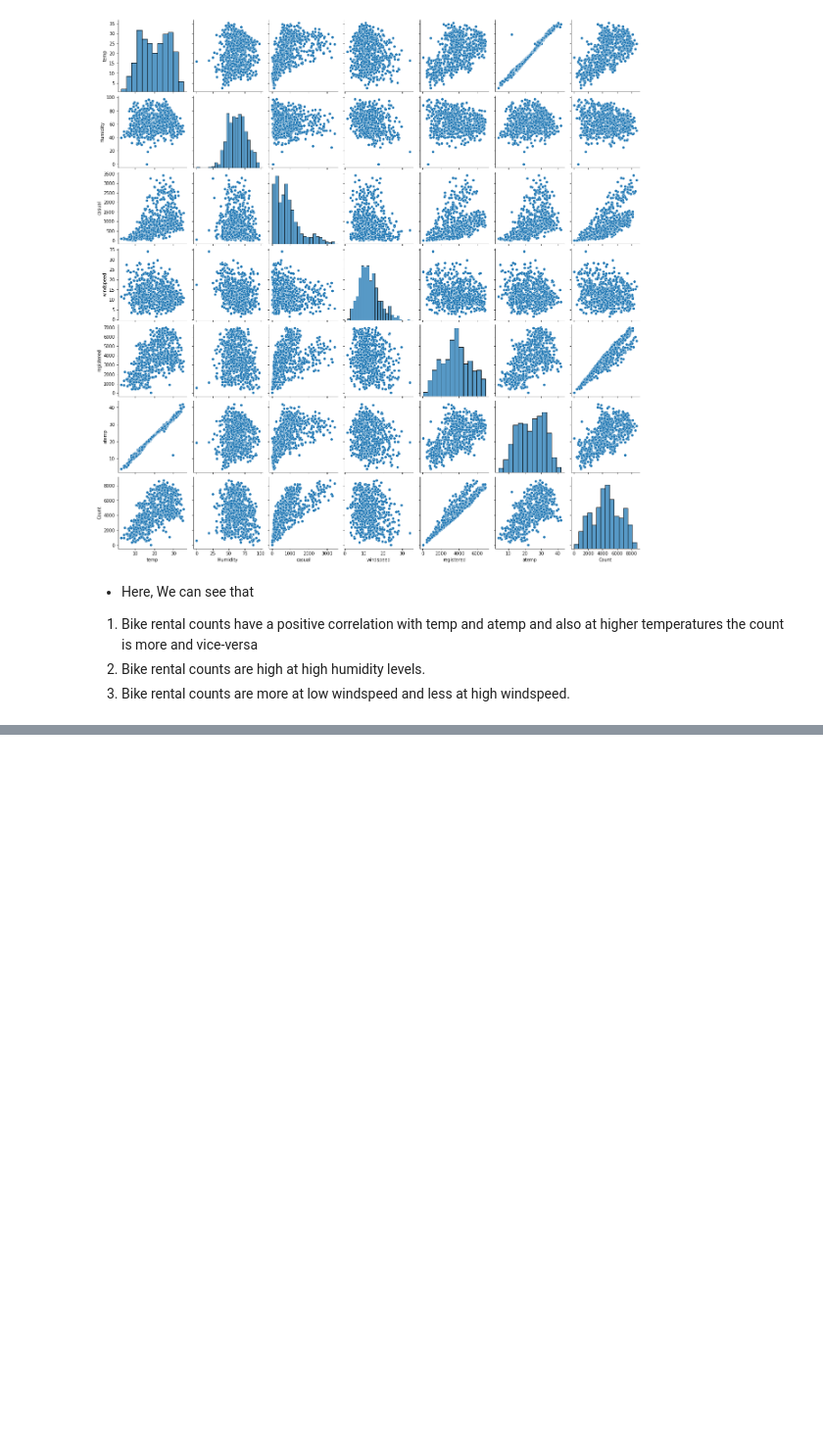
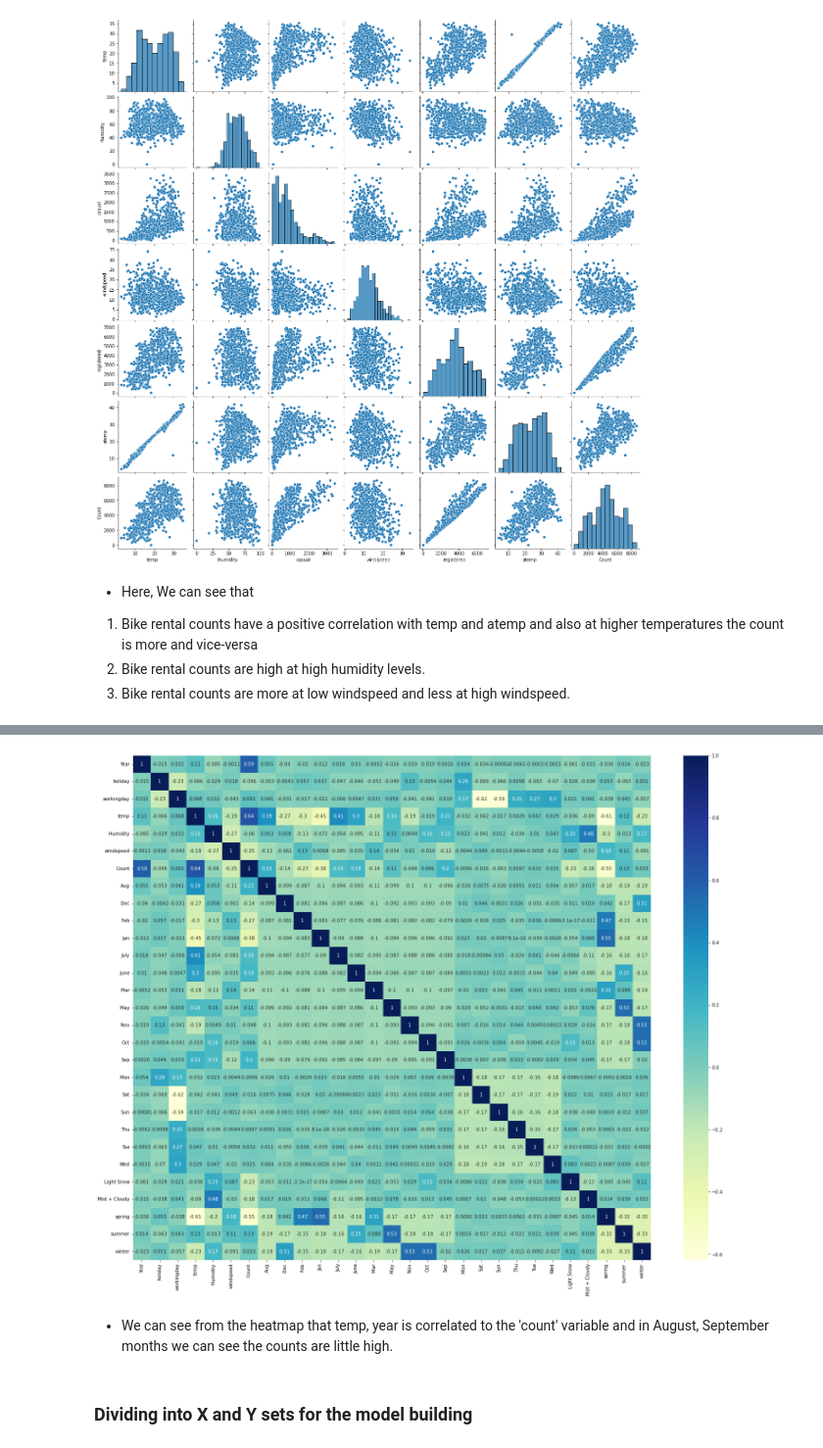
Before and after one commit to kapiljain2825/BikeSharingAssignment, a Jupyter notebook: BikeSharingAssignment.ipynb, the cells around one changed output, grey strips where cells are left out. Shown at 98% size. Cells and saved outputs as stored; diff of their text form; code cells hidden in the pictures; blank space fills up the shorter version.

```diff
--- a/BikeSharingAssignment.ipynb
+++ b/BikeSharingAssignment.ipynb
@@ -182,0 +276,6 @@ plt.show()
+# %%
+from sklearn.model_selection import train_test_split
+
+# We specify this so that the train and test data set always have the same rows, respectively
+np.random.seed(0)
+bike_train, bike_test = train_test_split(bike, train_size = 0.7, test_size = 0.3, random_state = 100)
@@ -182,0 +320,8 @@ plt.show()
+# %%
+# Apply scaler() to all the numeric columns except the 'yes-no' and 'dummy' variables
+scaler = MinMaxScaler()
+
+num_vars=['temp','Humidity','windspeed','Count']
+
+#Fit on data
+bike_train[num_vars] = scaler.fit_transform(bike_train[num_vars])
@@ -182,0 +351,12 @@ plt.show()
+# %%
+# We can check the correlation coefficients to see which variables are highly correlated as all variables have value between 0 and 1
+
+plt.figure(figsize = (25, 20))
+sns.heatmap(bike_train.corr(), annot = True, cmap="YlGnBu")
+plt.show()
+# %% [output]
+[figure, added]
+# %% [markdown]
+* We can see from the heatmap that temp, year is correlated to the 'count' variable and in August, September months we can see the counts are little high.
+# %% [markdown]
+### Dividing into X and Y sets for the model building
```
Also changed, not shown: parts of 96 cells of this notebook.
